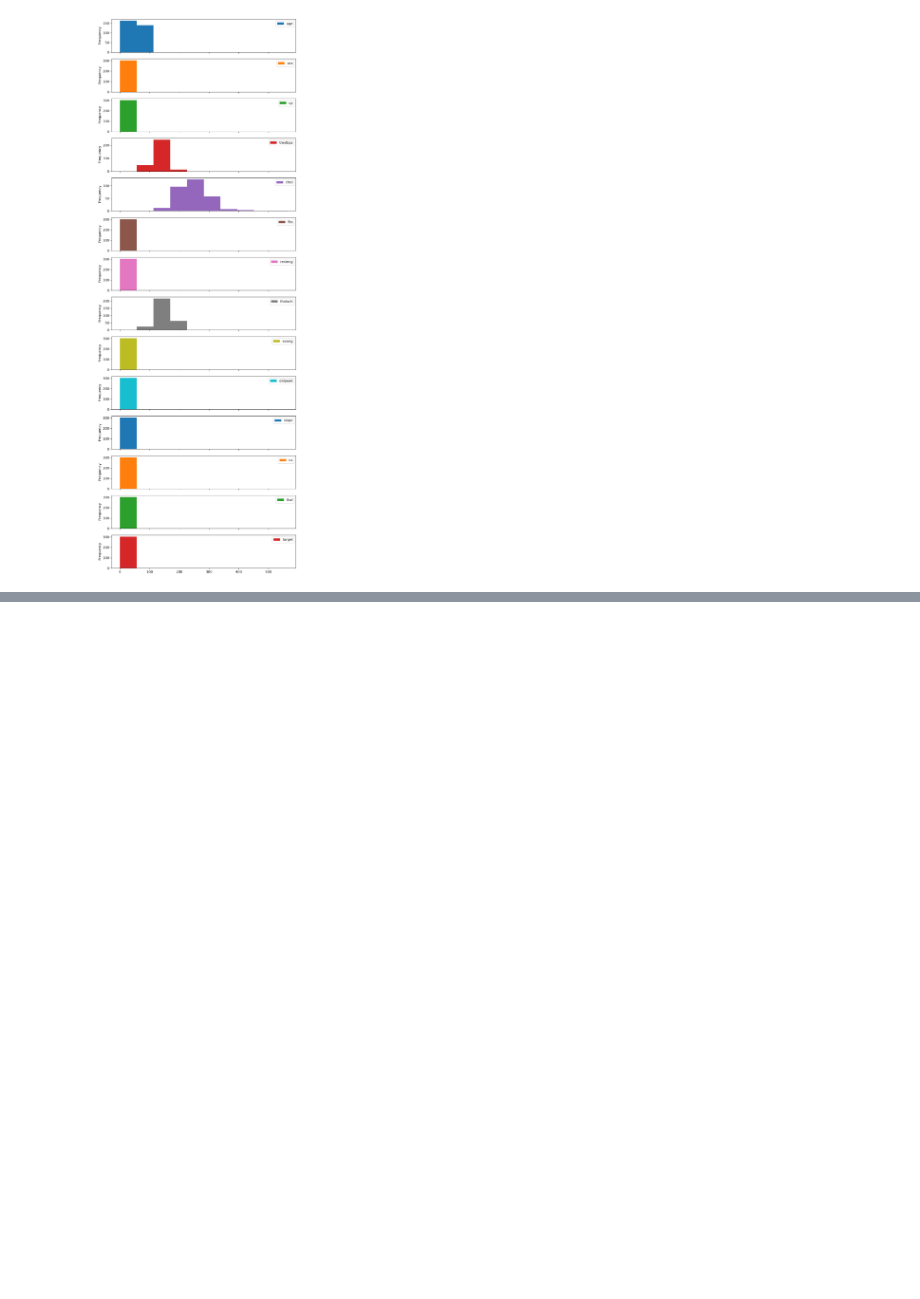
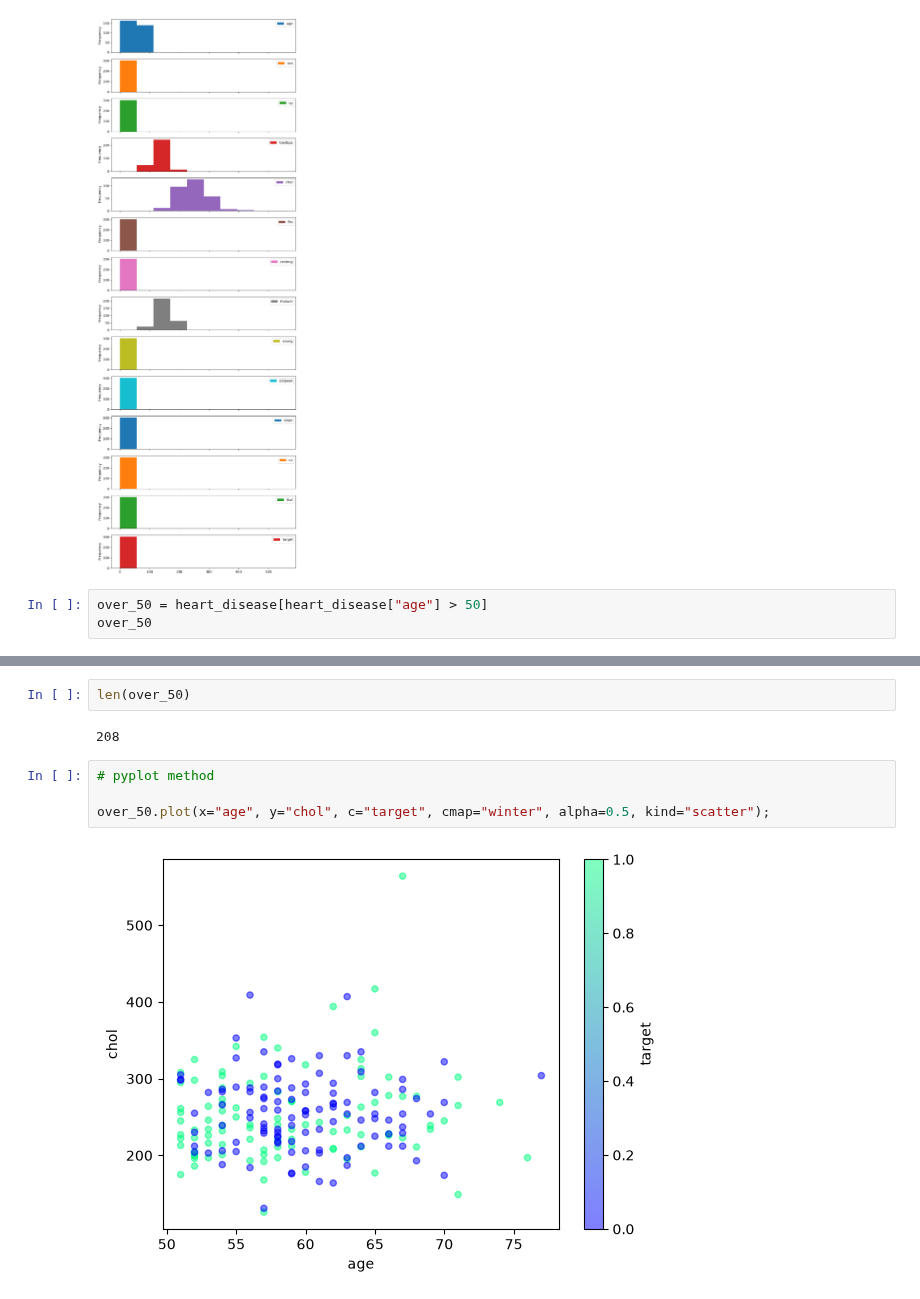
Before and after one commit to ayinde-xyz/ml-learn, a Jupyter notebook: matplotlib_learn.ipynb, the cells around one changed output, grey strips where cells are left out. Cells and saved outputs as stored; diff of their text form; blank space fills up the shorter version.

```diff
--- a/matplotlib_learn.ipynb
+++ b/matplotlib_learn.ipynb
@@ -282,3 +263,6 @@ heart_disease["age"].plot.hist(bins=10)
 heart_disease.plot.hist(subplots=True, figsize=(10, 30));
 # %% [output]
 [figure]
+# %%
+over_50 = heart_disease[heart_disease["age"] > 50]
+over_50
@@ -284,0 +283,10 @@ heart_disease.plot.hist(subplots=True, figsize=(10, 30));
+# %%
+len(over_50)
+# %% [output]
+208
+# %%
+# pyplot method
+
+over_50.plot(x="age", y="chol", c="target", cmap="winter", alpha=0.5, kind="scatter");
+# %% [output]
+[figure, added]
```
Also changed, not shown: parts of 11 cells of this notebook.
